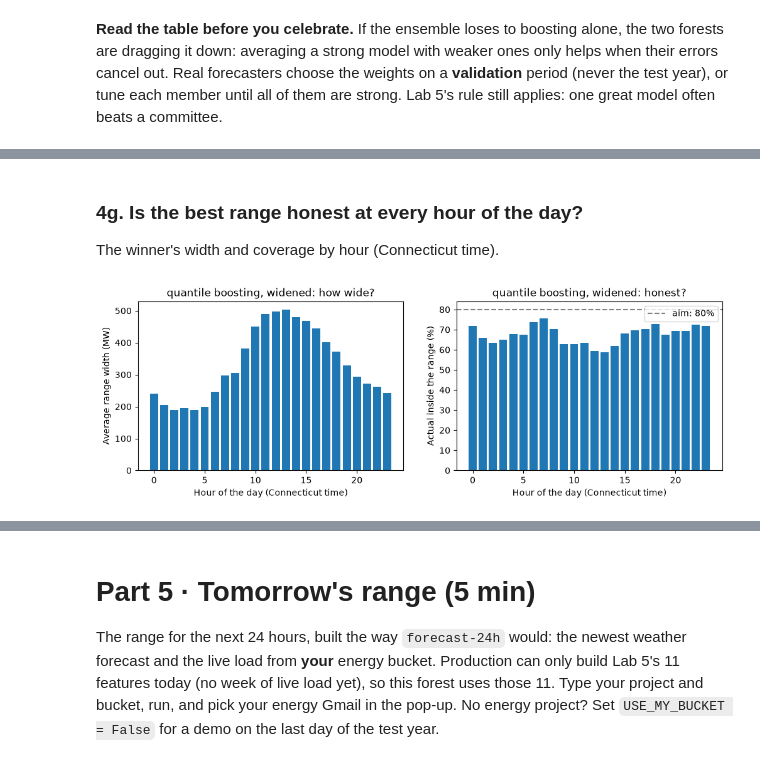
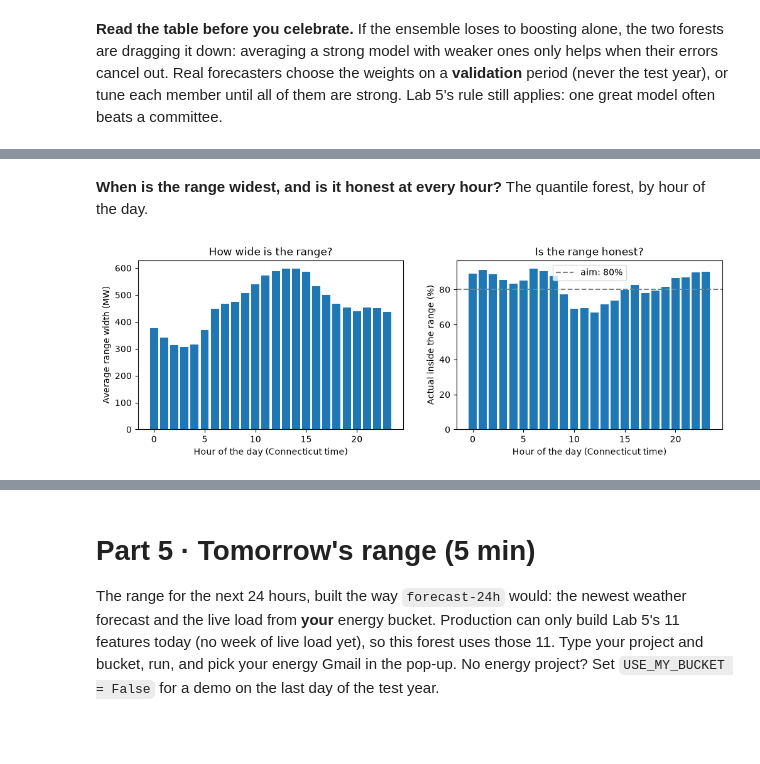
Before and after one commit to drdave-teaching/OPIM5512-notebooks, a Jupyter notebook: Module4/Lab5_Bonus_Features_Ensembles_Ranges.ipynb, the cells around one changed output, grey strips where cells are left out. Saved outputs shown, nothing was run; the diff lists cells and outputs as text; code cells hidden in the pictures; blank space fills up the shorter version.

```diff
--- a/Module4/Lab5_Bonus_Features_Ensembles_Ranges.ipynb
+++ b/Module4/Lab5_Bonus_Features_Ensembles_Ranges.ipynb
@@ -555,28 +530,0 @@ day of the week, and the load lags. Fitting a quantile line is slow on 26,000 ho
-# %%
-from sklearn.linear_model import QuantileRegressor
-
-
-def linear_inputs(X):
-    """Inputs a straight line can use: the U-shape as two arms, hours and weekdays as yes/no columns, the lags."""
-    out = X[["heating_degrees", "cooling_degrees", "temp_avg_24h_f", "is_holiday", "load_yesterday_mw",
-             "load_2_days_ago_mw", "load_last_week_mw", "load_yesterday_avg_mw"]].copy()
-    for hour in range(1, 24):
-        out["hour_" + str(hour)] = (X["hour"] == hour).astype(int)
-    for day in range(1, 7):
-        out["weekday_" + str(day)] = (X["day_of_week"] == day).astype(int)
-    return out
-
-
-started = time.time()
-lin_train = linear_inputs(X_train).iloc[::3]             # every 3rd training hour
-lin_test = linear_inputs(X_test)
-linear = {}
-for quantile in QUANTILES:
-    linear[quantile] = QuantileRegressor(quantile=quantile, alpha=0, solver="highs").fit(lin_train, y_train.iloc[::3])
-ranges["linear quantile regression"] = pd.DataFrame({"low": linear[0.1].predict(lin_test),
-                                                     "expected": linear[0.5].predict(lin_test),
-                                                     "high": linear[0.9].predict(lin_test)}, index=X_test.index)
-results.append(judge("linear quantile regression", ranges["linear quantile regression"]["low"],
-                     ranges["linear quantile regression"]["expected"], ranges["linear quantile regression"]["high"]))
-print("done in", round(time.time() - started), "seconds")
-pd.DataFrame(results)
@@ -727,24 +561,22 @@ plt.show()
 # %% [markdown]
-### 4g. Is the best range honest at every hour of the day?
-The winner's width and coverage by hour (Connecticut time).
+**When is the range widest, and is it honest at every hour?** The quantile forest, by hour of the day.
 # %%
-best = board[board["method"] != "no range (Part 1's boosting)"]["method"].iloc[0]
-table = ranges[best].copy()
+table = ranges["quantile forest"].copy()
 table["actual"] = y_test.values
 table["width"] = table["high"] - table["low"]
 table["inside"] = (table["actual"] >= table["low"]) & (table["actual"] <= table["high"])
 by_hour = table.groupby(table.index.tz_convert("America/New_York").hour)
 fig, ax = plt.subplots(1, 2, figsize=(12, 3.5))
 ax[0].bar(by_hour["width"].mean().index, by_hour["width"].mean().values)
 ax[0].set_xlabel("Hour of the day (Connecticut time)")
 ax[0].set_ylabel("Average range width (MW)")
-ax[0].set_title(best + ": how wide?")
+ax[0].set_title("How wide is the range?")
 ax[1].bar(by_hour["inside"].mean().index, 100 * by_hour["inside"].mean().values)
 ax[1].axhline(80, color="gray", linestyle="--", label="aim: 80%")
 ax[1].set_xlabel("Hour of the day (Connecticut time)")
 ax[1].set_ylabel("Actual inside the range (%)")
-ax[1].set_title(best + ": honest?")
+ax[1].set_title("Is the range honest?")
 ax[1].legend()
 plt.show()
 # %% [output]
-[figure, old version]
+[figure, new version]
```
Also changed, not shown: parts of 29 cells of this notebook.
